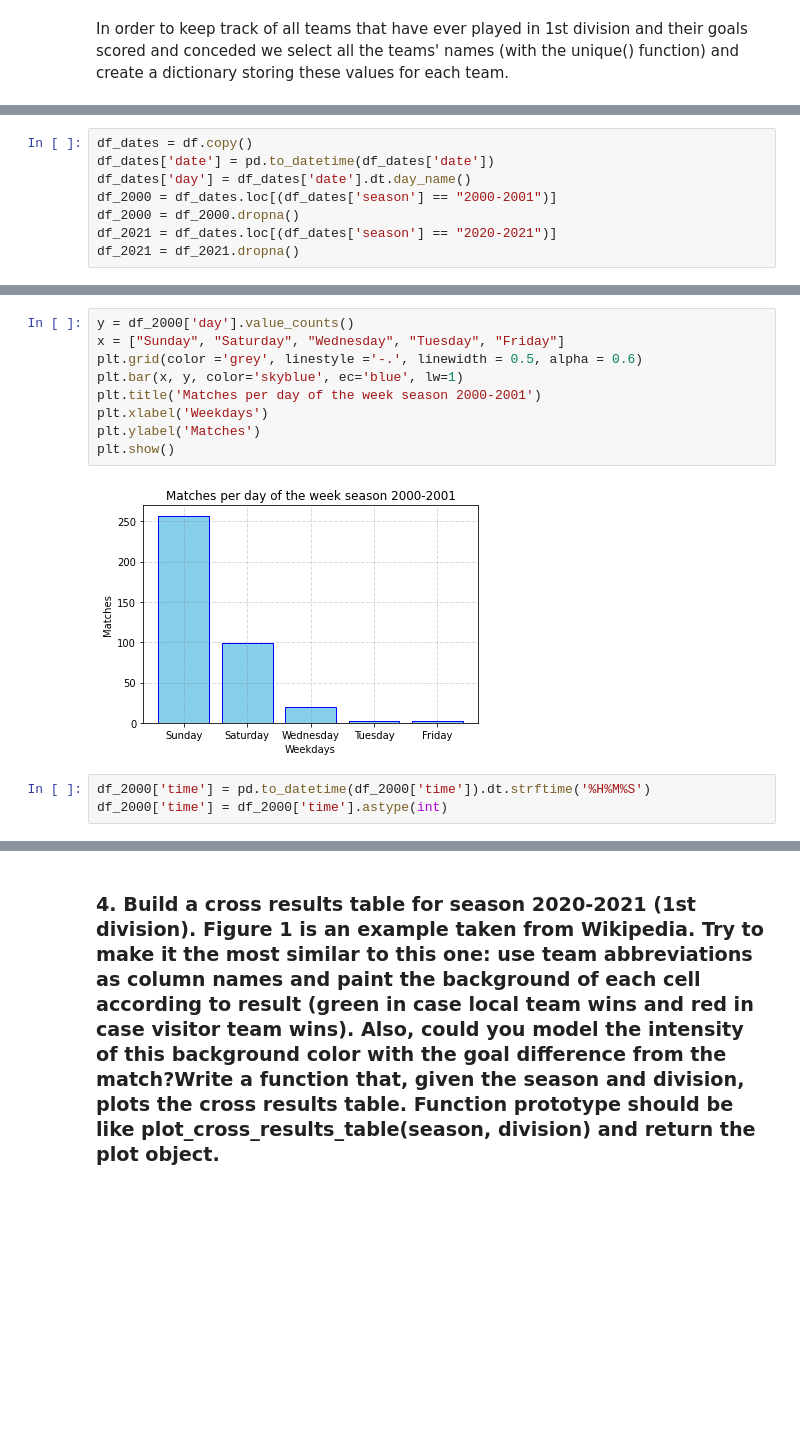
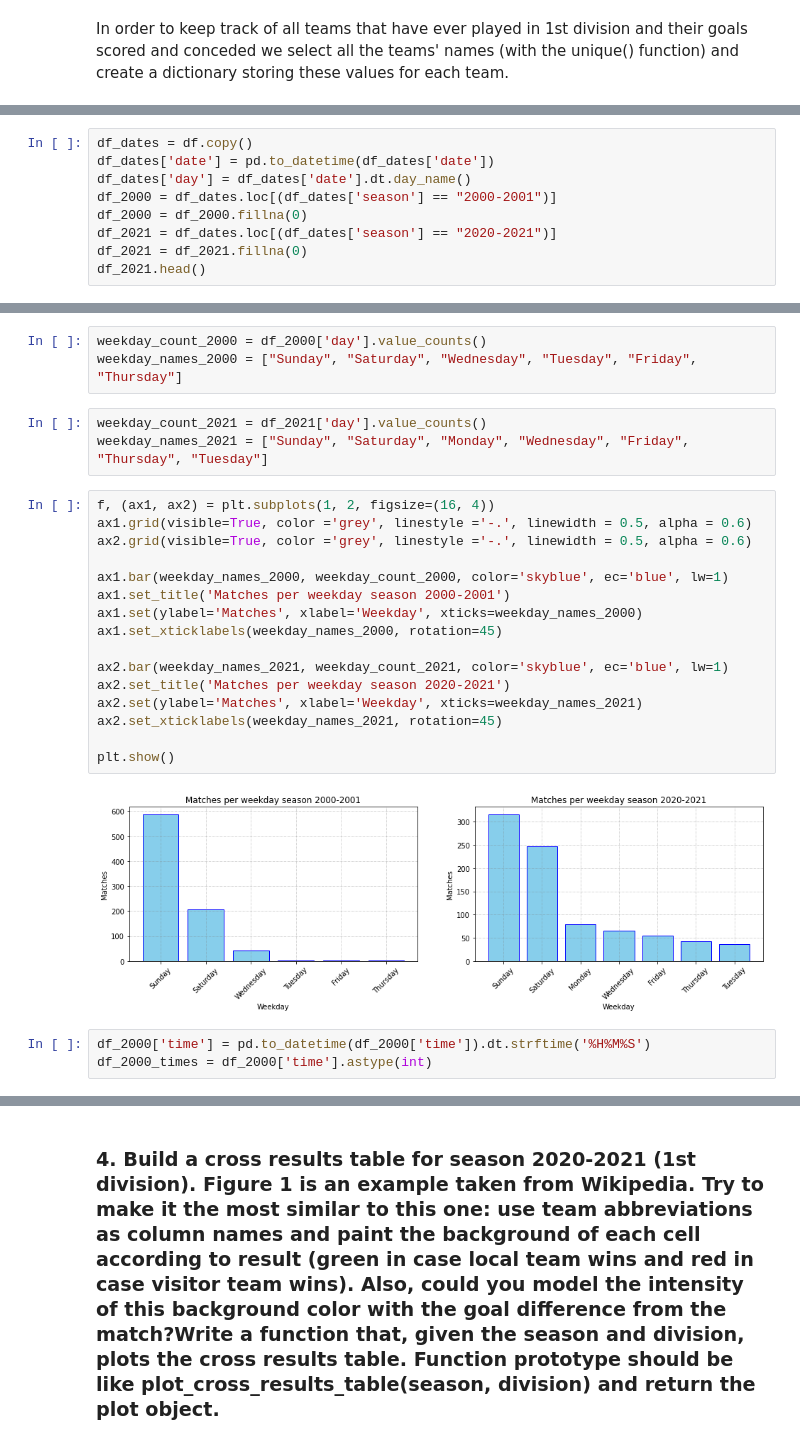
Before and after one commit to MellacE98/LaQuinielaUAB, a Jupyter notebook: LaLigaDataAnalysis.ipynb, the cells around one changed output, grey strips where cells are left out. Drawn from its saved outputs; the diff is of its cells as text; blank space fills up the shorter version.

```diff
--- a/LaLigaDataAnalysis.ipynb
+++ b/LaLigaDataAnalysis.ipynb
@@ -179,6 +198,7 @@ df_dates = df.copy()
 df_dates['date'] = pd.to_datetime(df_dates['date'])
 df_dates['day'] = df_dates['date'].dt.day_name()
 df_2000 = df_dates.loc[(df_dates['season'] == "2000-2001")]
-df_2000 = df_2000.dropna()
+df_2000 = df_2000.fillna(0)
 df_2021 = df_dates.loc[(df_dates['season'] == "2020-2021")]
-df_2021 = df_2021.dropna()
+df_2021 = df_2021.fillna(0)
+df_2021.head()
@@ -185,14 +212,27 @@ df_2021 = df_2021.dropna()
-# %%
-y = df_2000['day'].value_counts()
-x = ["Sunday", "Saturday", "Wednesday", "Tuesday", "Friday"]
-plt.grid(color ='grey', linestyle ='-.', linewidth = 0.5, alpha = 0.6)
-plt.bar(x, y, color='skyblue', ec='blue', lw=1)
-plt.title('Matches per day of the week season 2000-2001')
-plt.xlabel('Weekdays')
-plt.ylabel('Matches')
-plt.show()
-# %% [output]
-[figure, removed]
+# %%
+weekday_count_2000 = df_2000['day'].value_counts()
+weekday_names_2000 = ["Sunday", "Saturday", "Wednesday", "Tuesday", "Friday", "Thursday"]
+# %%
+weekday_count_2021 = df_2021['day'].value_counts()
+weekday_names_2021 = ["Sunday", "Saturday", "Monday", "Wednesday", "Friday", "Thursday", "Tuesday"]
+# %%
+f, (ax1, ax2) = plt.subplots(1, 2, figsize=(16, 4))
+ax1.grid(visible=True, color ='grey', linestyle ='-.', linewidth = 0.5, alpha = 0.6)
+ax2.grid(visible=True, color ='grey', linestyle ='-.', linewidth = 0.5, alpha = 0.6)
+
+ax1.bar(weekday_names_2000, weekday_count_2000, color='skyblue', ec='blue', lw=1)
+ax1.set_title('Matches per weekday season 2000-2001')
+ax1.set(ylabel='Matches', xlabel='Weekday', xticks=weekday_names_2000)
+ax1.set_xticklabels(weekday_names_2000, rotation=45)
+
+ax2.bar(weekday_names_2021, weekday_count_2021, color='skyblue', ec='blue', lw=1)
+ax2.set_title('Matches per weekday season 2020-2021')
+ax2.set(ylabel='Matches', xlabel='Weekday', xticks=weekday_names_2021)
+ax2.set_xticklabels(weekday_names_2021, rotation=45)
+
+plt.show()
+# %% [output]
+[figure, added]
 # %%
 df_2000['time'] = pd.to_datetime(df_2000['time']).dt.strftime('%H%M%S')
-df_2000['time'] = df_2000['time'].astype(int)
+df_2000_times = df_2000['time'].astype(int)
```
Also changed, not shown: parts of 55 cells of this notebook, 27 other files.
